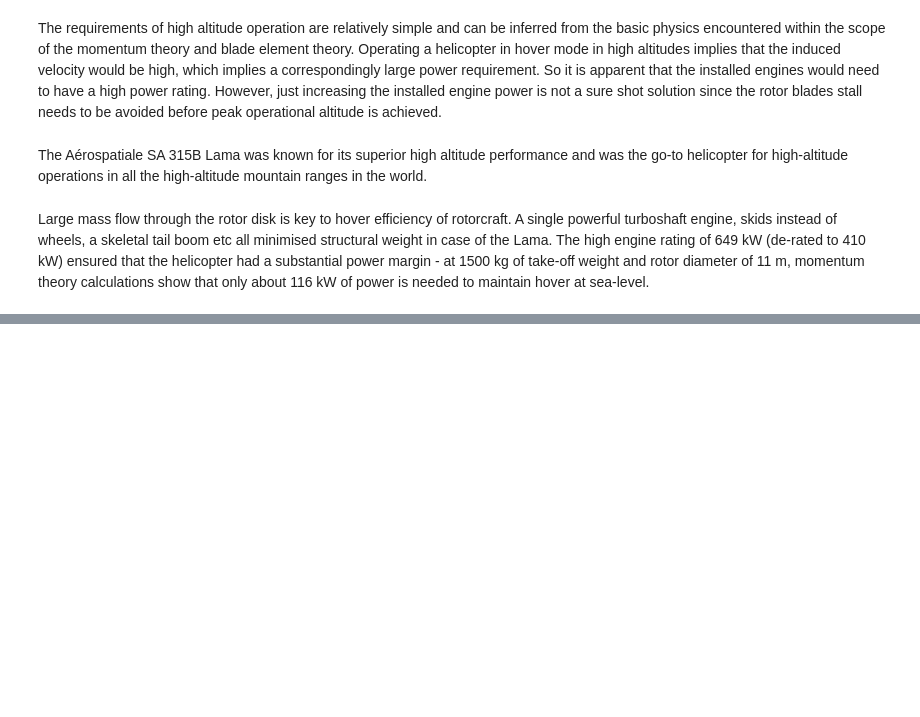
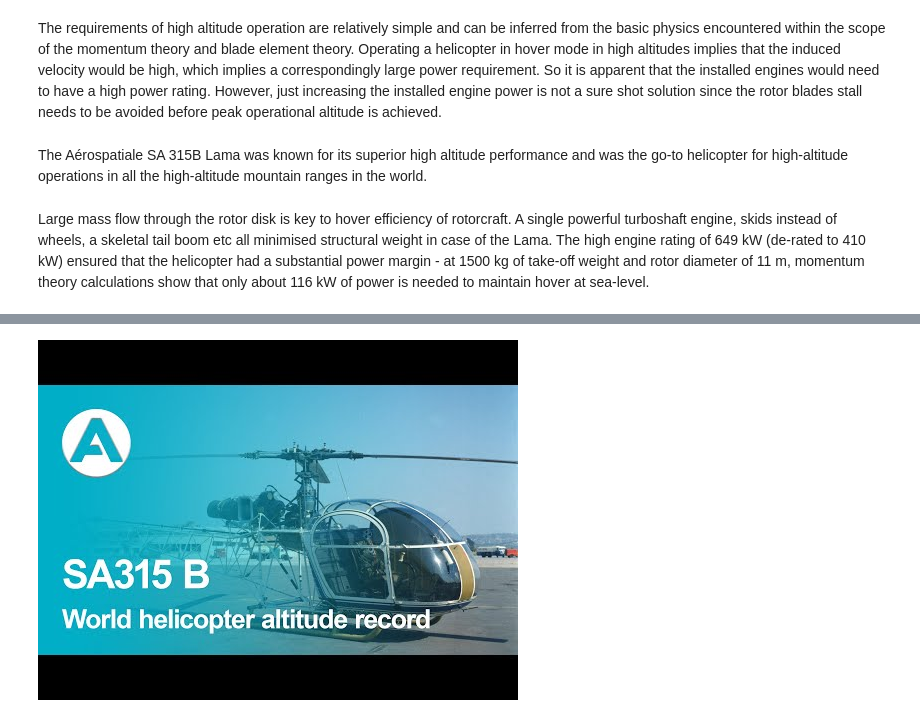
Before and after one commit to kumar-sumeet/HeliAeroNotes, a Jupyter notebook: Lectures/3_Hover/4_Performance.ipynb, the cells around one changed output, grey strips where cells are left out. Drawn from its saved outputs; the diff is of its cells as text; code cells hidden in the pictures; blank space fills up the shorter version.

```diff
--- a/Lectures/3_Hover/4_Performance.ipynb
+++ b/Lectures/3_Hover/4_Performance.ipynb
@@ -11,3 +11,8 @@ Large mass flow through the rotor disk is key to hover efficiency of rotorcraft.
     <img src="../../assets/Aerospatiale_SA-315B_HB-XTM.jpeg" class="large">
     <p style="font-size:16px; color:gray; text-align:center;"> Aérospatiale SA 315B Lama  <a href="https://en.wikipedia.org/wiki/A%C3%A9rospatiale_SA_315B_Lama#/media/File:Aerospatiale_SA-315B_HB-XTM.jpg"> [source]</a></p>
 </center>
+# %%
+from IPython.display import YouTubeVideo
+YouTubeVideo('43-TwXkNtuc', width=600, height=400)
+# %% [output]
+[figure, added]
```
Also changed, not shown: 3 other files.
